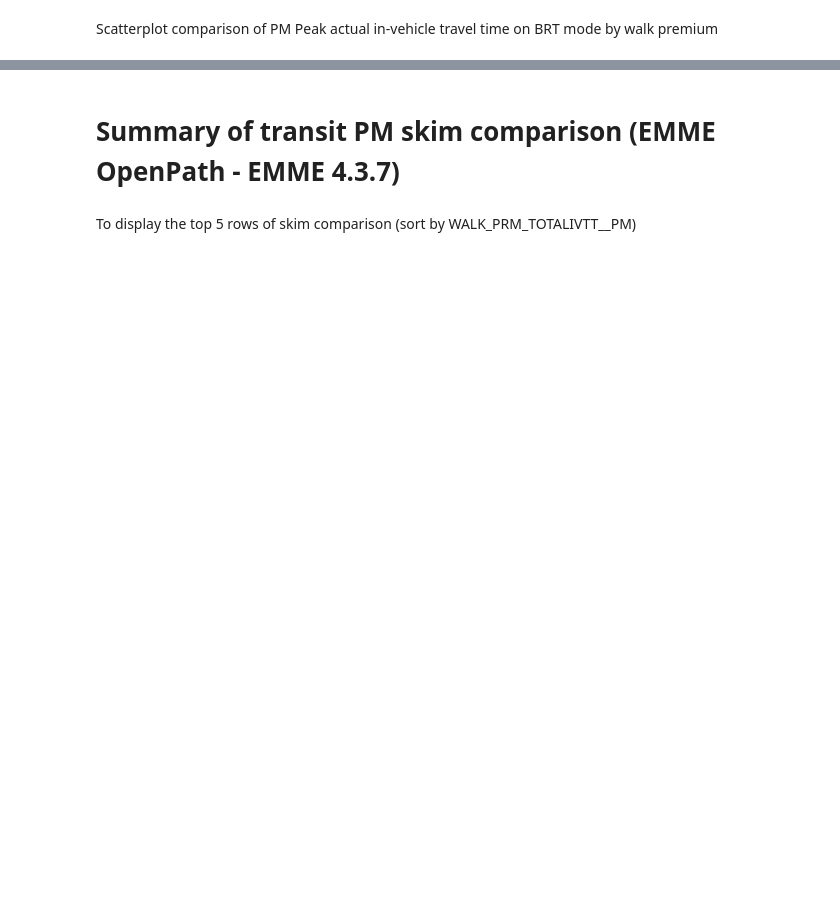
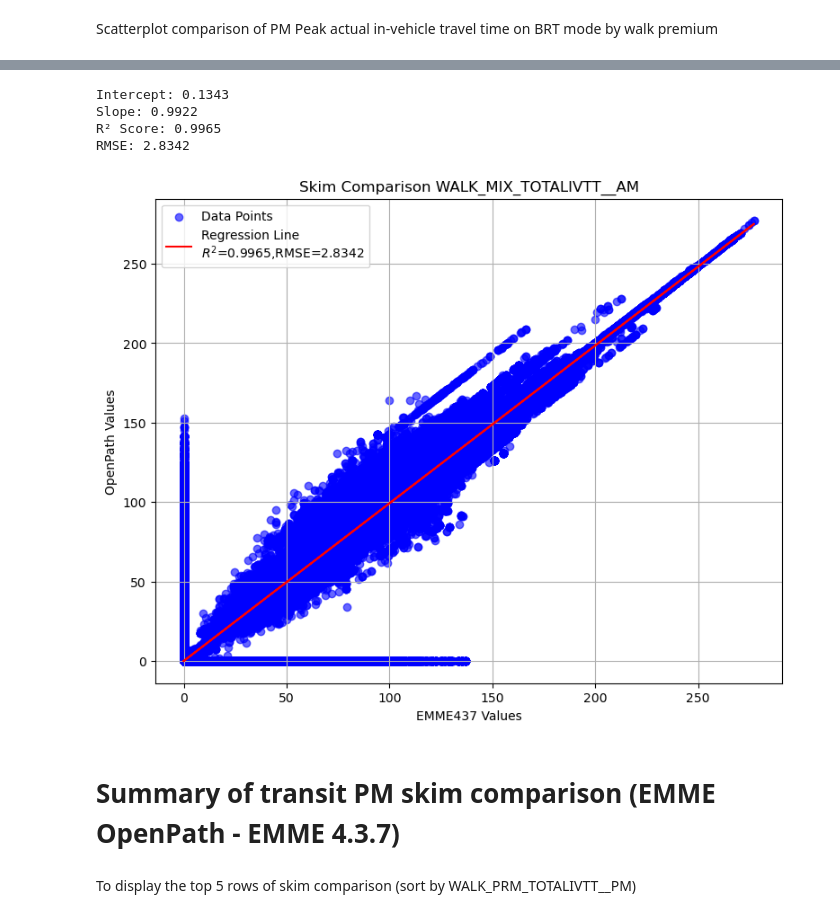
Before and after one commit to SANDAG/EMME-Version-Comparison, a Jupyter notebook: notebooks/TransitSkimPM_compare.ipynb, the cells around one changed output, grey strips where cells are left out. Drawn from its saved outputs; the diff is of its cells as text; code cells hidden in the pictures; blank space fills up the shorter version.

```diff
--- a/notebooks/TransitSkimPM_compare.ipynb
+++ b/notebooks/TransitSkimPM_compare.ipynb
@@ -78,3 +84,11 @@ RMSE: 1.3282
+# %%
+Skim.regression_scatter_plot('WALK_MIX_TOTALIVTT__AM', scenarioPath_OpenPath, scenarioPath_EMME437, 'AM', 'transit')
+# %% [output]
+Intercept: 0.1343
+Slope: 0.9922
+R² Score: 0.9965
+RMSE: 2.8342
+[figure, added]
 # %% [markdown]
 # Summary of transit PM skim comparison (EMME OpenPath - EMME 4.3.7)
 # %% [markdown]
```
Also changed, not shown: parts of 19 cells of this notebook, 58 other files.
